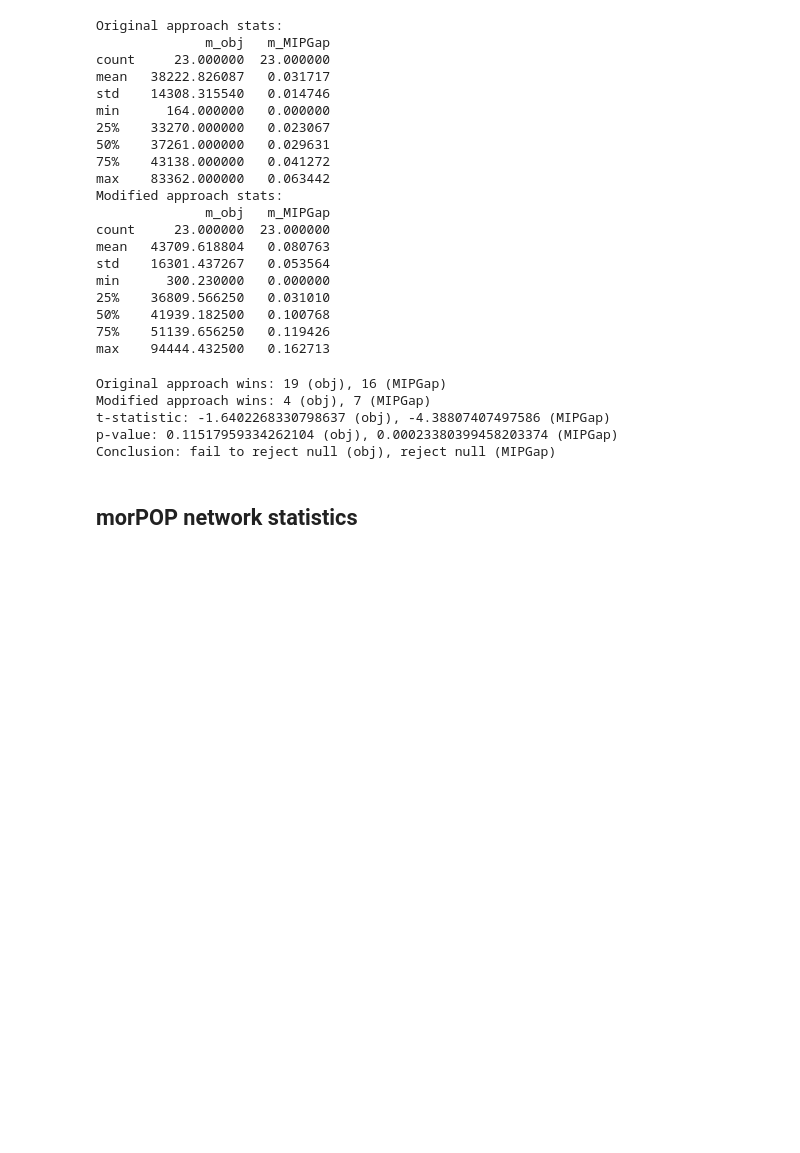
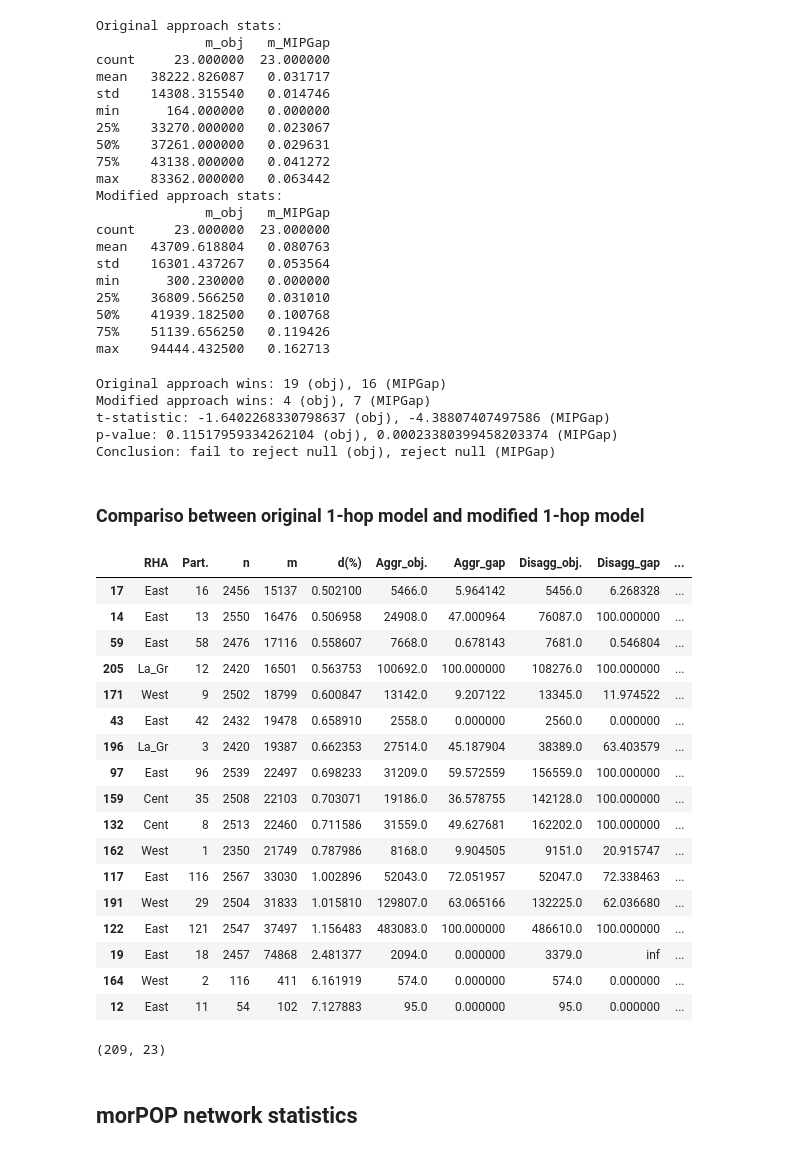
Before and after one commit to faraz2023/optimal-design-of-vaccination-policies, a Jupyter notebook: export_summary_results.ipynb, the cells around one changed output. Saved outputs shown, nothing was run; the diff lists cells and outputs as text; code cells hidden in the pictures; blank space fills up the shorter version.

Commit message:
added 2hop comparison and summary data

```diff
--- a/export_summary_results.ipynb
+++ b/export_summary_results.ipynb
@@ -149,6 +183,82 @@ Modified approach wins: 4 (obj), 7 (MIPGap)
 t-statistic: -1.6402268330798637 (obj), -4.38807407497586 (MIPGap)
 p-value: 0.11517959334262104 (obj), 0.00023380399458203374 (MIPGap)
 Conclusion: fail to reject null (obj), reject null (MIPGap)
+# %% [markdown]
+### Compariso between original 1-hop model and modified 1-hop model
+# %%
+agg_2hop_df = pd.read_csv("DCNDP_sols/DCNDP_NL_D2_2023_06_14_healthAuthority_ID/day2_0/hybrid_rate_0/partition_results.csv")
+disagg_2hop_df = pd.read_csv("DCNDP_sols/DCNDP_NL_D2_2023_06_14_healthAuthority_ID_disagg/day2_0/hybrid_rate_0/partition_results.csv")
+modified_2hop_df = pd.read_csv("DCNDP_sols/MODIFIED_DCNDP_2hop_NL_D2_2023_11_06_healthAuthority_ID/day2_0/hybrid_rate_0/partition_results.csv")
+
+agg_2hop_df['m_MIPGap'] = 100 * agg_2hop_df['m_MIPGap']
+disagg_2hop_df['m_MIPGap'] = 100 * disagg_2hop_df['m_MIPGap']
+modified_2hop_df['m_MIPGap'] = 100 * modified_2hop_df['m_MIPGap']
+
+assert agg_2hop_df.shape == modified_2hop_df.shape
+assert (agg_2hop_df['component_size'] == modified_2hop_df['component_size']).all() == True
+assert (agg_2hop_df['component_edges'] == modified_2hop_df['component_edges']).all() == True
+
+healthAuthority_names = ['East', 'Cent', 'West', 'La_Gr']
+
+
+agg_2hop_df['healthAuthority_name'] = agg_2hop_df['healthAuthority_ID'].apply(lambda x: healthAuthority_names[x])
+disagg_2hop_df['healthAuthority_name'] = disagg_2hop_df['healthAuthority_ID'].apply(lambda x: healthAuthority_names[x])
+modified_2hop_df['healthAuthority_name'] = modified_2hop_df['healthAuthority_ID'].apply(lambda x: healthAuthority_names[x])
+
+agg_2hop_df['density'] = 100 * (agg_2hop_df['component_edges']/((agg_2hop_df['component_size']*(agg_2hop_df['component_size'] - 1))/2))
+
+agg_2hop_df = agg_2hop_df[['healthAuthority_name', 'partition', 'component_size', 'component_edges', 'density', 'm_obj', 'm_MIPGap']]
+agg_2hop_df.columns = ['RHA', 'Part.', 'n', 'm', 'd(%)', 'Aggr_obj.', 'Aggr_gap']
+disagg_2hop_df = disagg_2hop_df[['healthAuthority_name', 'partition', 'component_size', 'component_edges', 'm_obj', 'm_MIPGap']]
+disagg_2hop_df.columns = ['RHA', 'Part.', 'n', 'm', 'Disagg_obj.', 'Disagg_gap']
+modified_2hop_df = modified_2hop_df[['healthAuthority_name', 'partition', 'component_size', 'component_edges', 'm_obj', 'm_MIPGap']]
+modified_2hop_df.columns = ['RHA', 'Part.', 'n', 'm', 'Modified_obj.', 'Modified_gap']
+
+
+
+# check to make sure all values for RHA, Part., n, m, d(%) are the same
+assert (agg_2hop_df['RHA'] == modified_2hop_df['RHA']).all() == True
+assert (agg_2hop_df['Part.'] == modified_2hop_df['Part.']).all() == True
+assert (agg_2hop_df['n'] == modified_2hop_df['n']).all() == True
+assert (agg_2hop_df['m'] == modified_2hop_df['m']).all() == True
+
+# merge the three dataframes
+merged_2hop_df = pd.merge(agg_2hop_df, disagg_2hop_df, on=['RHA', 'Part.', 'n', 'm'], suffixes=('_agg', '_disagg'))
+merged_2hop_df = pd.merge(merged_2hop_df, modified_2hop_df, on=['RHA', 'Part.', 'n', 'm'])
+
+# sort based on d(%)
+merged_2hop_df = merged_2hop_df.sort_values(by=['d(%)'], ascending=True)
+
+# get only d% above 0.05
+merged_2hop_df = merged_2hop_df[merged_2hop_df['d(%)'] > 0.5]
+
+# turn to latex table
+merged_2hop_df.to_latex(os.path.join('dcndp_2hop_summary_results_table.tex'), index=False, float_format="%.2f")
+
+merged_2hop_df.head(20)
+# %% [output]
+|  | RHA | Part. | n | m | d(%) | Aggr_obj. | Aggr_gap | Disagg_obj. | Disagg_gap | ... |
+| 17 | East | 16 | 2456 | 15137 | 0.502100 | 5466.0 | 5.964142 | 5456.0 | 6.268328 | ... |
+| 14 | East | 13 | 2550 | 16476 | 0.506958 | 24908.0 | 47.000964 | 76087.0 | 100.000000 | ... |
+| 59 | East | 58 | 2476 | 17116 | 0.558607 | 7668.0 | 0.678143 | 7681.0 | 0.546804 | ... |
+| 205 | La_Gr | 12 | 2420 | 16501 | 0.563753 | 100692.0 | 100.000000 | 108276.0 | 100.000000 | ... |
+| 171 | West | 9 | 2502 | 18799 | 0.600847 | 13142.0 | 9.207122 | 13345.0 | 11.974522 | ... |
+| 43 | East | 42 | 2432 | 19478 | 0.658910 | 2558.0 | 0.000000 | 2560.0 | 0.000000 | ... |
+| 196 | La_Gr | 3 | 2420 | 19387 | 0.662353 | 27514.0 | 45.187904 | 38389.0 | 63.403579 | ... |
+| 97 | East | 96 | 2539 | 22497 | 0.698233 | 31209.0 | 59.572559 | 156559.0 | 100.000000 | ... |
+| 159 | Cent | 35 | 2508 | 22103 | 0.703071 | 19186.0 | 36.578755 | 142128.0 | 100.000000 | ... |
+| 132 | Cent | 8 | 2513 | 22460 | 0.711586 | 31559.0 | 49.627681 | 162202.0 | 100.000000 | ... |
+| 162 | West | 1 | 2350 | 21749 | 0.787986 | 8168.0 | 9.904505 | 9151.0 | 20.915747 | ... |
+| 117 | East | 116 | 2567 | 33030 | 1.002896 | 52043.0 | 72.051957 | 52047.0 | 72.338463 | ... |
+| 191 | West | 29 | 2504 | 31833 | 1.015810 | 129807.0 | 63.065166 | 132225.0 | 62.036680 | ... |
+| 122 | East | 121 | 2547 | 37497 | 1.156483 | 483083.0 | 100.000000 | 486610.0 | 100.000000 | ... |
+| 19 | East | 18 | 2457 | 74868 | 2.481377 | 2094.0 | 0.000000 | 3379.0 | inf | ... |
+| 164 | West | 2 | 116 | 411 | 6.161919 | 574.0 | 0.000000 | 574.0 | 0.000000 | ... |
+| 12 | East | 11 | 54 | 102 | 7.127883 | 95.0 | 0.000000 | 95.0 | 0.000000 | ... |
+# %%
+modified_2hop_df.shape
+# %% [output]
+(209, 23)
 # %% [markdown]
 ## morPOP network statistics
 # %%
```
Also changed, not shown: parts of 3 cells of this notebook, 1 other file.
